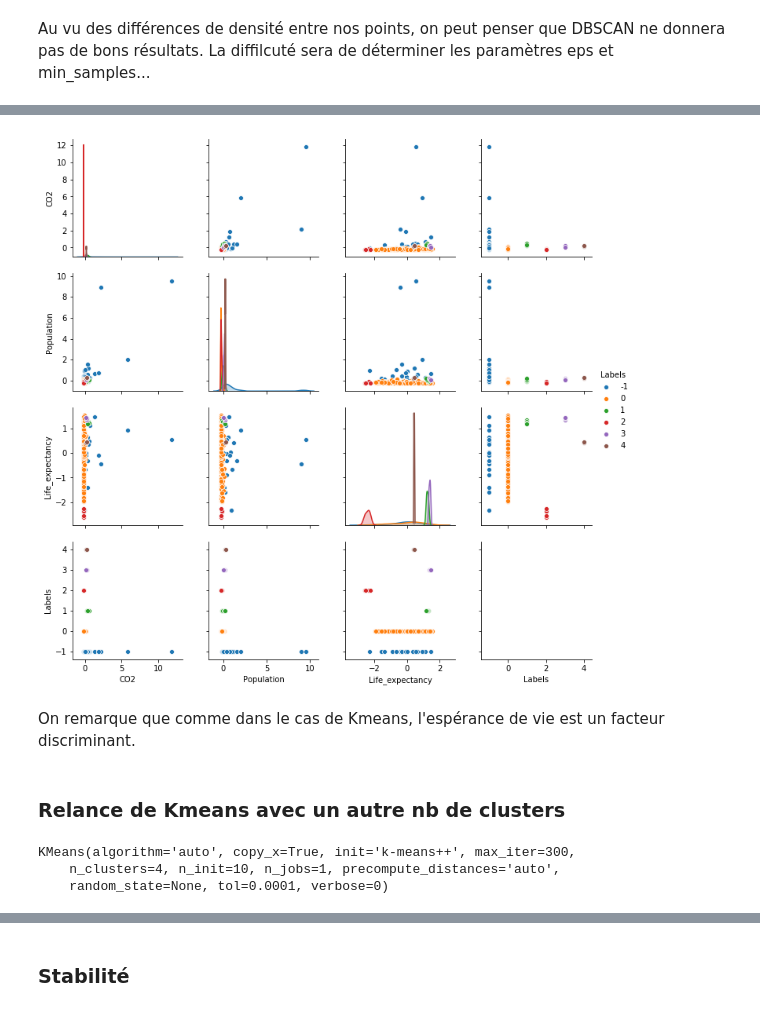
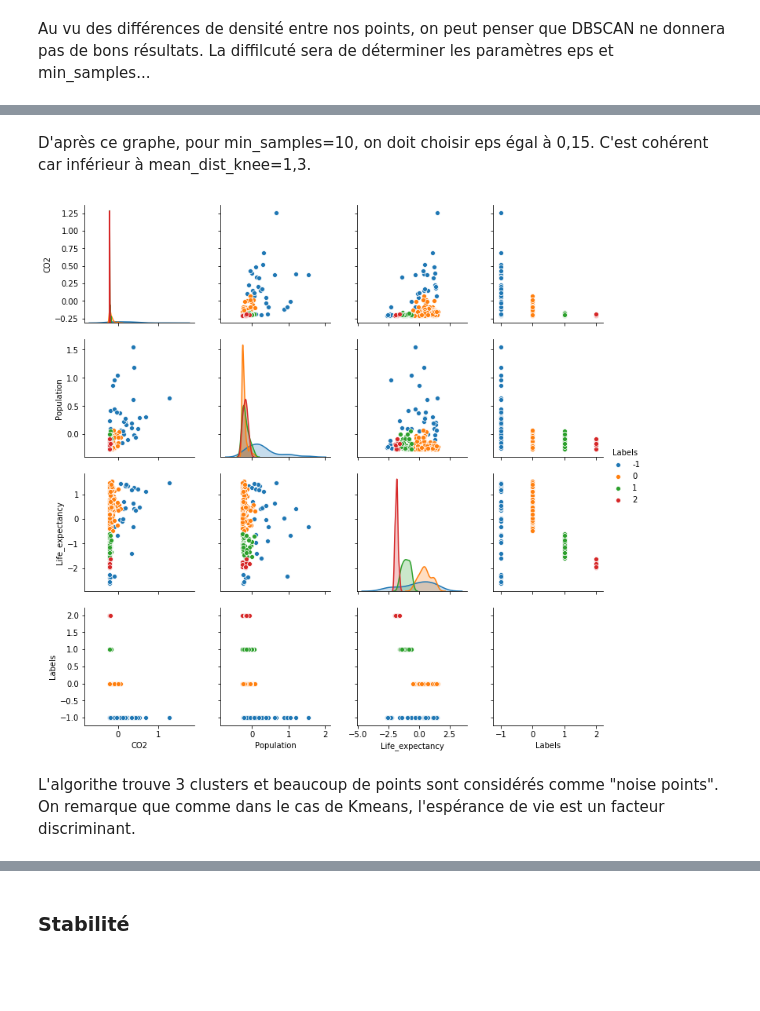
Before and after one commit to LisaNicvert/IA_project, a Jupyter notebook: Project_IA_Clustering_simple.ipynb, the cells around one changed output, grey strips where cells are left out. Cells and saved outputs as stored; diff of their text form; code cells hidden in the pictures; blank space fills up the shorter version.

Commit message:
clustering parameters of DBSCAN determination and comparison of Silhouette coefs

```diff
--- a/Project_IA_Clustering_simple.ipynb
+++ b/Project_IA_Clustering_simple.ipynb
@@ -228,7 +267,7 @@ Le graphique ci-desssus nous permet d'observer 'un coude'. Autrement dit la dist
 # %% [markdown]
 Nous utiliserons la distance moyenne calculée au niveau du coude (mean_dist_knee ) comme paramètre de DBSCAN.
 # %%
-outliers_det = DBSCAN(min_samples=2,eps=mean_dist_knee).fit(df_clustering_red)
+outliers_det = DBSCAN(min_samples=50,eps=mean_dist_knee).fit(df_clustering_red)
 # Number of outliers
 sum(outliers_det.labels_ == -1)
 # %% [output]
@@ -285,5 +344,5 @@ df_without_outliers=df_clustering_red[df_clustering_red_lab.Labels != -1]
 # %%
-kmdb = KMeans(n_clusters=3) # create a KMeans object
-kmdb.fit(df_without_outliers)
+km = KMeans(n_clusters=5) # create a KMeans object
+km.fit(df_without_outliers)
 # %% [output]
 KMeans(algorithm='auto', copy_x=True, init='k-means++', max_iter=300,
@@ -339,0 +411,3 @@ On remarque que les clusters de un pays ont disparu : c'étaient bien les outlie
+# %%
+ac = AgglomerativeClustering(affinity="euclidean", linkage="complete",n_clusters=5)
+ac.fit(df_without_outliers)
@@ -347,18 +439,12 @@ On choisit eps inférieur à mean_dist_knee=1.3 et min_samples =2.
+# %% [markdown]
+D'après ce graphe, pour min_samples=10, on doit choisir eps égal à 0,15. C'est cohérent car inférieur à mean_dist_knee=1,3.
 # %%
-db=DBSCAN(min_samples=2,eps=.2).fit(df_clustering_red)
-df_clustering_red_lab=df_clustering_red.copy(deep=True)
-df_clustering_red_lab['Labels']=db.labels_
-s=sns.pairplot(data=df_clustering_red_lab,hue='Labels') # les labels ne nous servent pas
+db=DBSCAN(min_samples=10,eps=.21).fit(df_without_outliers)
+df_clustering_wo_lab=df_without_outliers.copy(deep=True)
+df_clustering_wo_lab['Labels']=db.labels_
+s=sns.pairplot(data=df_clustering_wo_lab,hue='Labels') # les labels ne nous servent pas
 # %% [output]
-[figure, old version]
+[figure, new version]
 # %% [markdown]
+L'algorithe trouve 3 clusters et beaucoup de points sont considérés comme "noise points".
 On remarque que comme dans le cas de Kmeans, l'espérance de vie est un facteur discriminant.
-# %% [markdown]
-### Relance de Kmeans avec un autre nb de clusters
-# %%
-kmdb4 = KMeans(n_clusters=4) # create a KMeans object
-kmdb4.fit(df_without_outliers)
-# %% [output]
-KMeans(algorithm='auto', copy_x=True, init='k-means++', max_iter=300,
-    n_clusters=4, n_init=10, n_jobs=1, precompute_distances='auto',
-    random_state=None, tol=0.0001, verbose=0)
```
Also changed, not shown: parts of 68 cells of this notebook.
